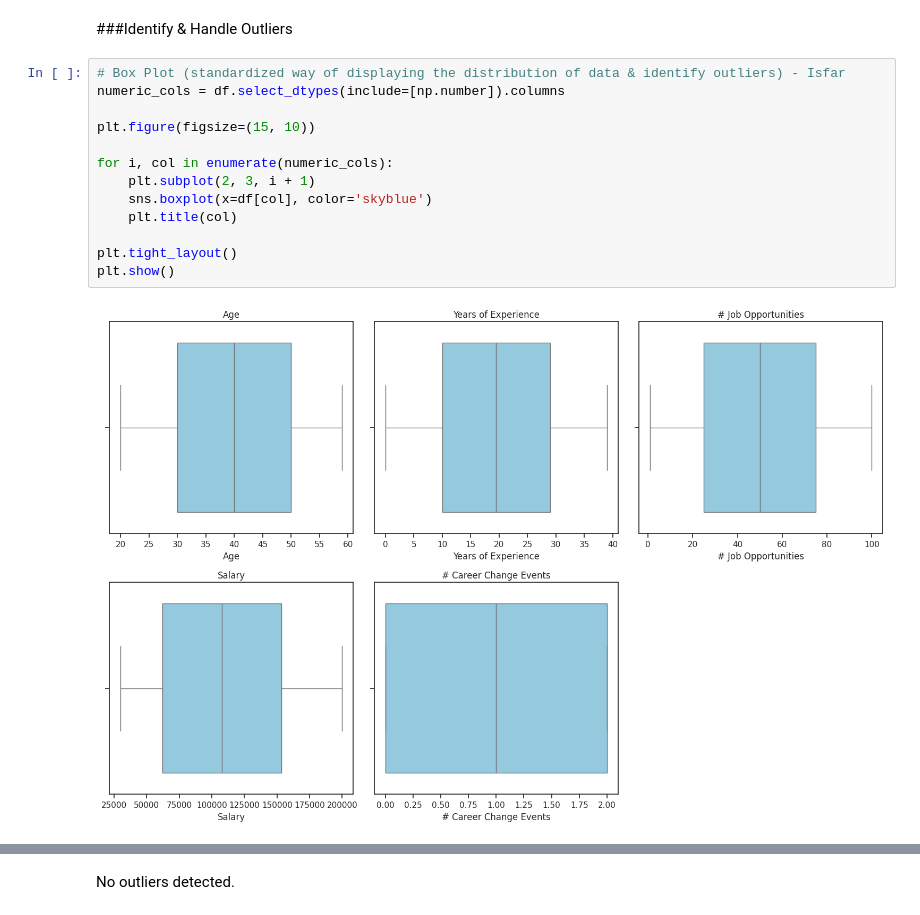
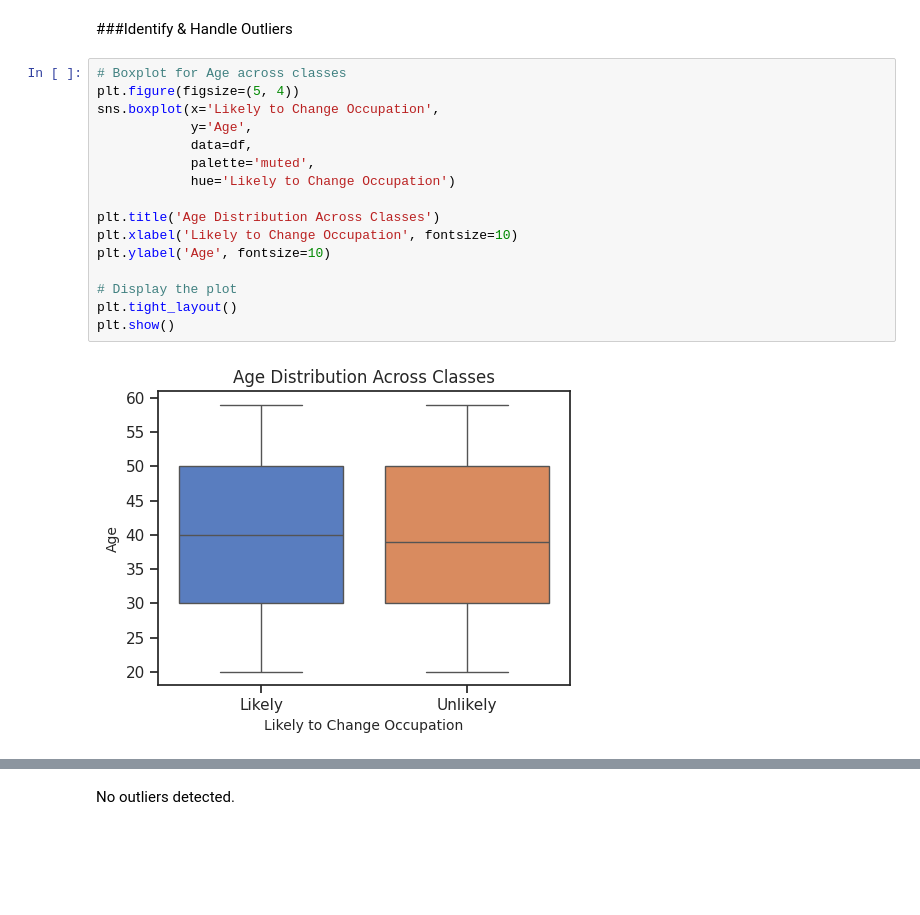
Before and after one commit to Natalie-Bojorquez/CIS3920Group4, a Jupyter notebook: CIS3920_Group4.ipynb, the cells around one changed output, grey strips where cells are left out. Saved outputs shown, nothing was run; the diff lists cells and outputs as text; blank space fills up the shorter version.

```diff
--- a/CIS3920_Group4.ipynb
+++ b/CIS3920_Group4.ipynb
@@ -433,18 +478,21 @@ df.isnull().any()
 dtype: bool
 # %% [markdown]
 ###Identify & Handle Outliers
-# %%
-# Box Plot (standardized way of displaying the distribution of data & identify outliers) - Isfar
-numeric_cols = df.select_dtypes(include=[np.number]).columns
-
-plt.figure(figsize=(15, 10))
-
-for i, col in enumerate(numeric_cols):
-    plt.subplot(2, 3, i + 1)
-    sns.boxplot(x=df[col], color='skyblue')
-    plt.title(col)
-
-plt.tight_layout()
-plt.show()
-# %% [output]
-[figure, removed]
+# %%
+# Boxplot for Age across classes
+plt.figure(figsize=(5, 4))
+sns.boxplot(x='Likely to Change Occupation',
+            y='Age',
+            data=df,
+            palette='muted',
+            hue='Likely to Change Occupation')
+
+plt.title('Age Distribution Across Classes')
+plt.xlabel('Likely to Change Occupation', fontsize=10)
+plt.ylabel('Age', fontsize=10)
+
+# Display the plot
+plt.tight_layout()
+plt.show()
+# %% [output]
+[figure, added]
```
Also changed, not shown: parts of 34 cells of this notebook.
